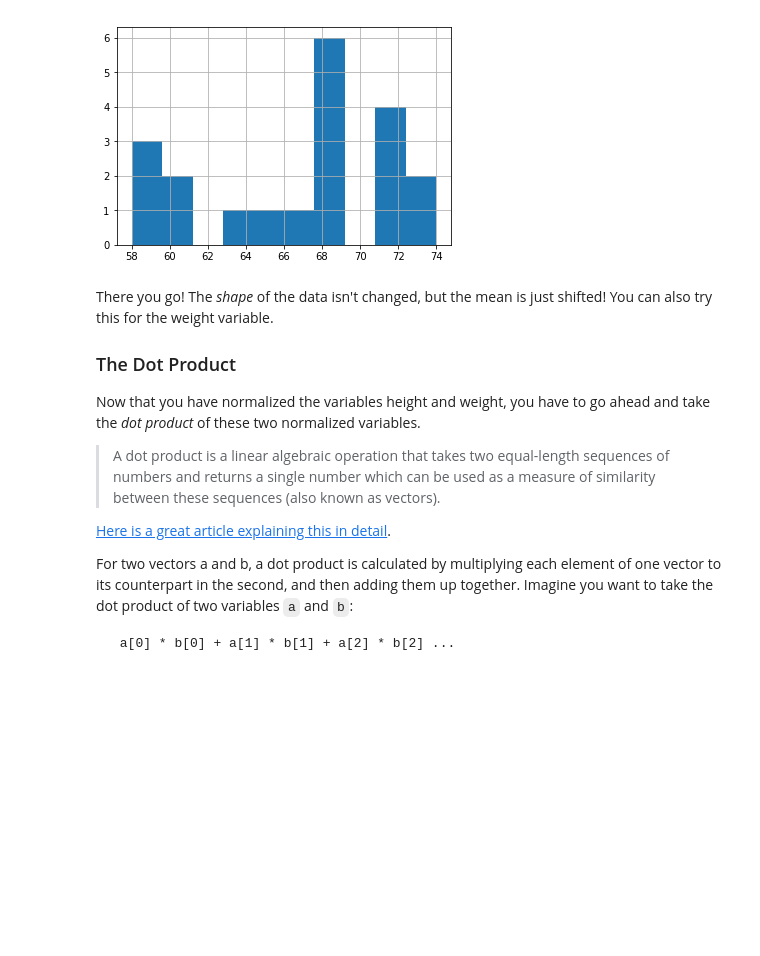
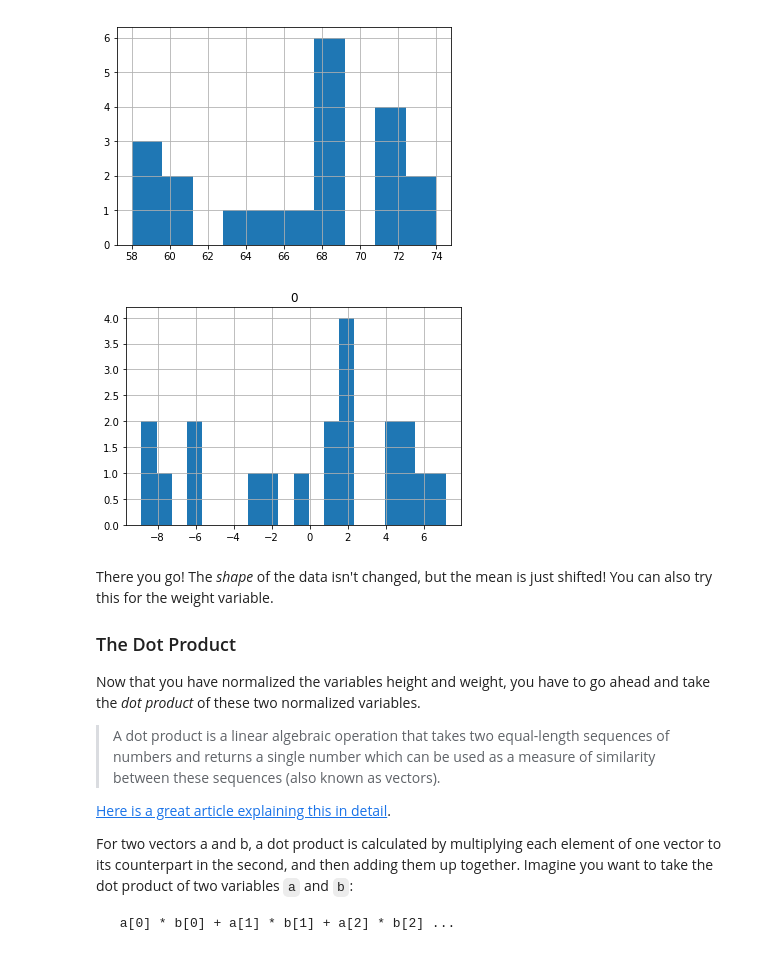
Before and after one commit to keita-dc/dsc-correlation-covariance-lab-dc-ds-060319, a Jupyter notebook: index.ipynb, the cells around one changed output. Cells and saved outputs as stored; diff of their text form; code cells hidden in the pictures; blank space fills up the shorter version.

```diff
--- a/index.ipynb
+++ b/index.ipynb
@@ -118,8 +118,10 @@ plt.show()
 # %% [output]
 [figure]
 # %%
-pd.DataFrame(mean_normalize(df.height)).hist(bins=12)
+pd.DataFrame(mean_normalize(df.height)).hist(bins=20)
 plt.show()
+# %% [output]
+[figure, added]
 # %% [markdown]
 There you go! The _shape_ of the data isn't changed, but the mean is just shifted! You can also try this for the weight variable.
 
```
